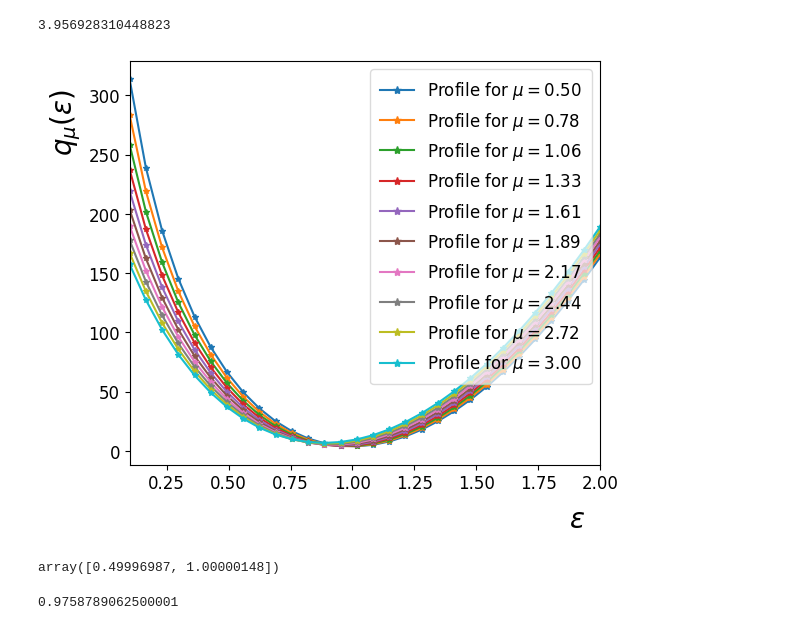
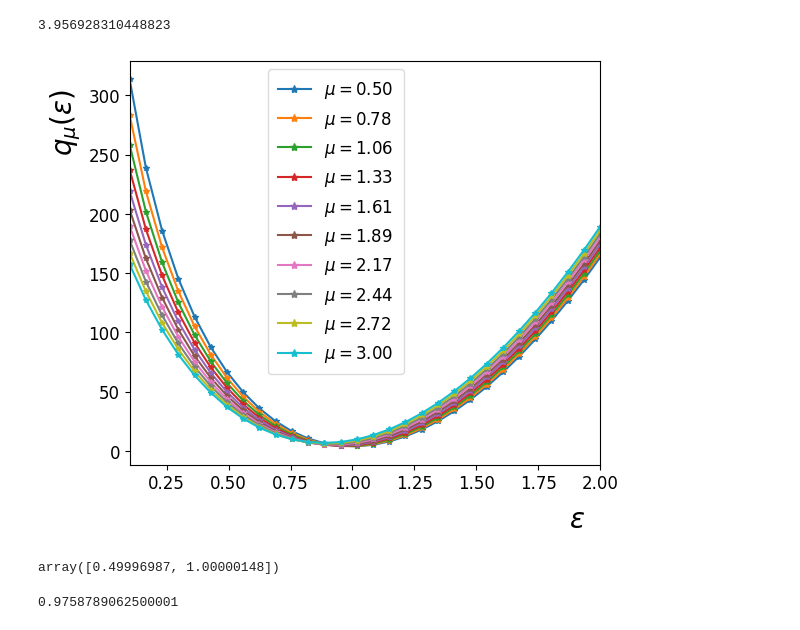
Before and after one commit to asegura4488/StatsHEP, a Jupyter notebook: Systematic/ProfileLikelihood/ProfileLikelihoodRatio.ipynb, the cells around one changed output. Cells and saved outputs as stored; diff of their text form; code cells hidden in the pictures.

Commit message:
Profile OK

```diff
--- a/Systematic/ProfileLikelihood/ProfileLikelihoodRatio.ipynb
+++ b/Systematic/ProfileLikelihood/ProfileLikelihoodRatio.ipynb
@@ -182,36 +182,36 @@ sigma = 0.1
 mu = np.linspace(0.5,3.,10)
 e = np.linspace(0.1,2,30)
 perfil = np.zeros((mu.shape[0],e.shape[0]))
 
 for i in range(len(mu)):
     for j in range(len(e)):
         perfil[i,j] = GetJointLikelihoodNuissance(np.array([e[j]]),mu[i],sigma,n,b,s)
 
 fig = plt.figure()
 ax = fig.add_subplot(1,1,1)
 
 for i in range(len(mu)):
-    ax.plot(e,perfil[i,:],marker='*',label='Profile for $\mu= %.2f$'%(mu[i]))
+    ax.plot(e,perfil[i,:],marker='*',label=r'$\mu= %.2f$'%(mu[i]))
 
 # Label X
 ax.set_xlabel(r'$\epsilon$')
 ax.xaxis.set_label_coords(0.95,-0.1)
 ax.set_xlim(e[0],e[-1])
 
 # Label Y
 ax.set_ylabel(r'$q_{\mu}(\epsilon)$')
 ax.yaxis.set_label_coords(-0.1,0.85)
 
 # Ajustar los márgenes automáticamente
 plt.tight_layout()
 
 #Legend
-ax.legend(loc='upper right',bbox_to_anchor=(1,1),ncol=1,title='')
+ax.legend(loc='upper right',bbox_to_anchor=(0.6,1),ncol=1,title='')
 
 #
 plt.savefig('NuissanceProfile.pdf')
 # %% [output]
-[figure, old version]
+[figure, new version]
 # %%
 def GetHat(n,b,s,sigma=0.1):
 
@@ -230,11 +230,11 @@ def GetDoubleHat(mu,sigma,n,b,s):
     Doublehat = result.x[0]
 
     return Doublehat
-# %%
-sigma = 0.1
-GetHat(n,b,s,sigma)
-# %% [output]
-array([0.49996987, 1.00000148])
+# %%
+sigma = 0.1
+GetHat(n,b,s,sigma)
+# %% [output]
+array([0.49996987, 1.00000148])
 # %%
 GetDoubleHat(1.0,sigma,n,b,s)
 # %% [output]
```
Also changed, not shown: parts of 2 cells of this notebook.
